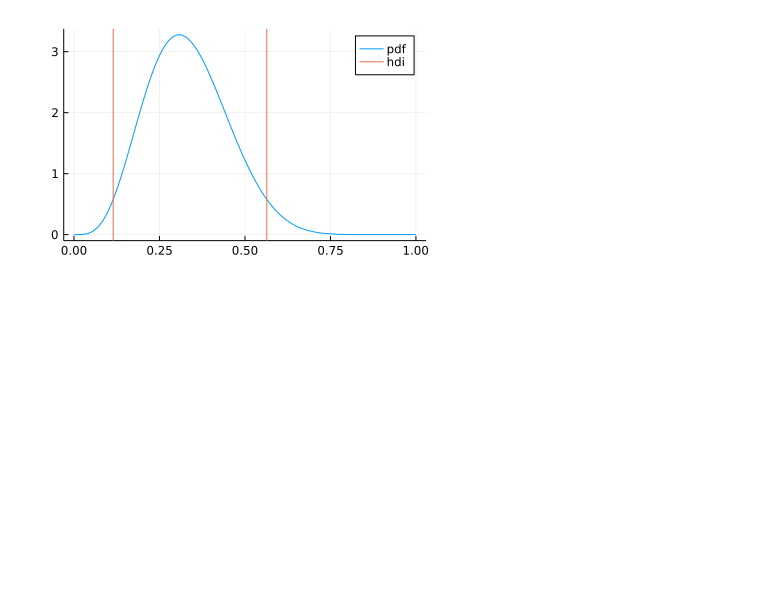
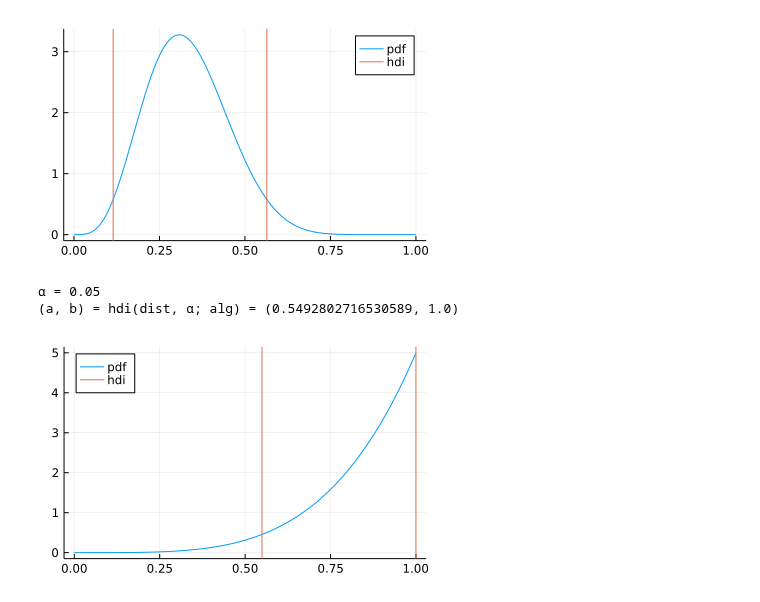
Before and after one commit to genkuroki/public, a Jupyter notebook: 0034/HDI - highest density interval.ipynb, the cells around one changed output. Saved outputs shown, nothing was run; the diff lists cells and outputs as text; code cells hidden in the pictures; blank space fills up the shorter version.

```diff
--- a/0034/HDI - highest density interval.ipynb
+++ b/0034/HDI - highest density interval.ipynb
@@ -143,3 +174,9 @@ plot_hdi(Beta(5, 10))
 α = 0.05
 (a, b) = hdi(dist, α; alg) = (0.11458418805676886, 0.5639440159142496)
 [figure]
+# %%
+plot_hdi(Beta(5, 1); legend=:topleft)
+# %% [output]
+α = 0.05
+(a, b) = hdi(dist, α; alg) = (0.5492802716530589, 1.0)
+[figure, added]
```
Also changed, not shown: parts of 8 cells of this notebook, 1 other file.
